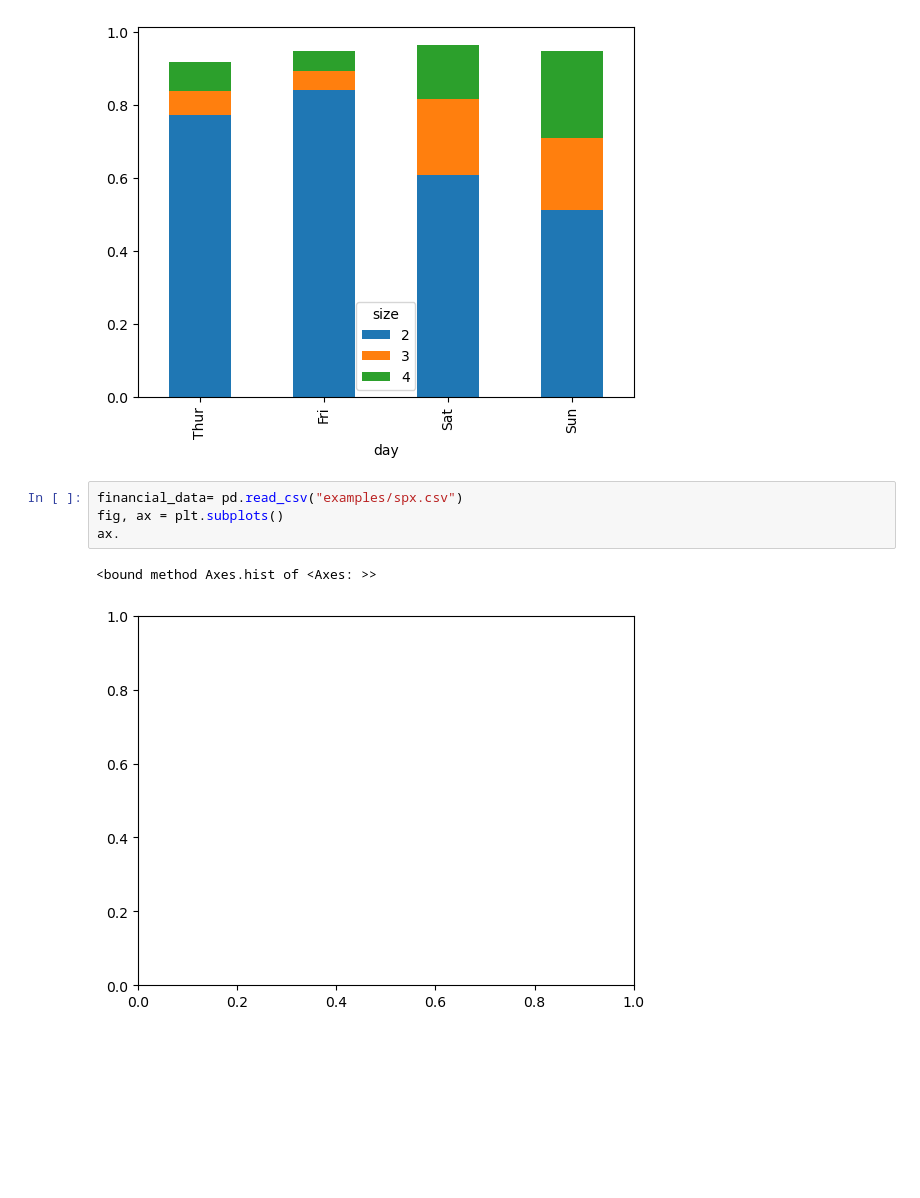
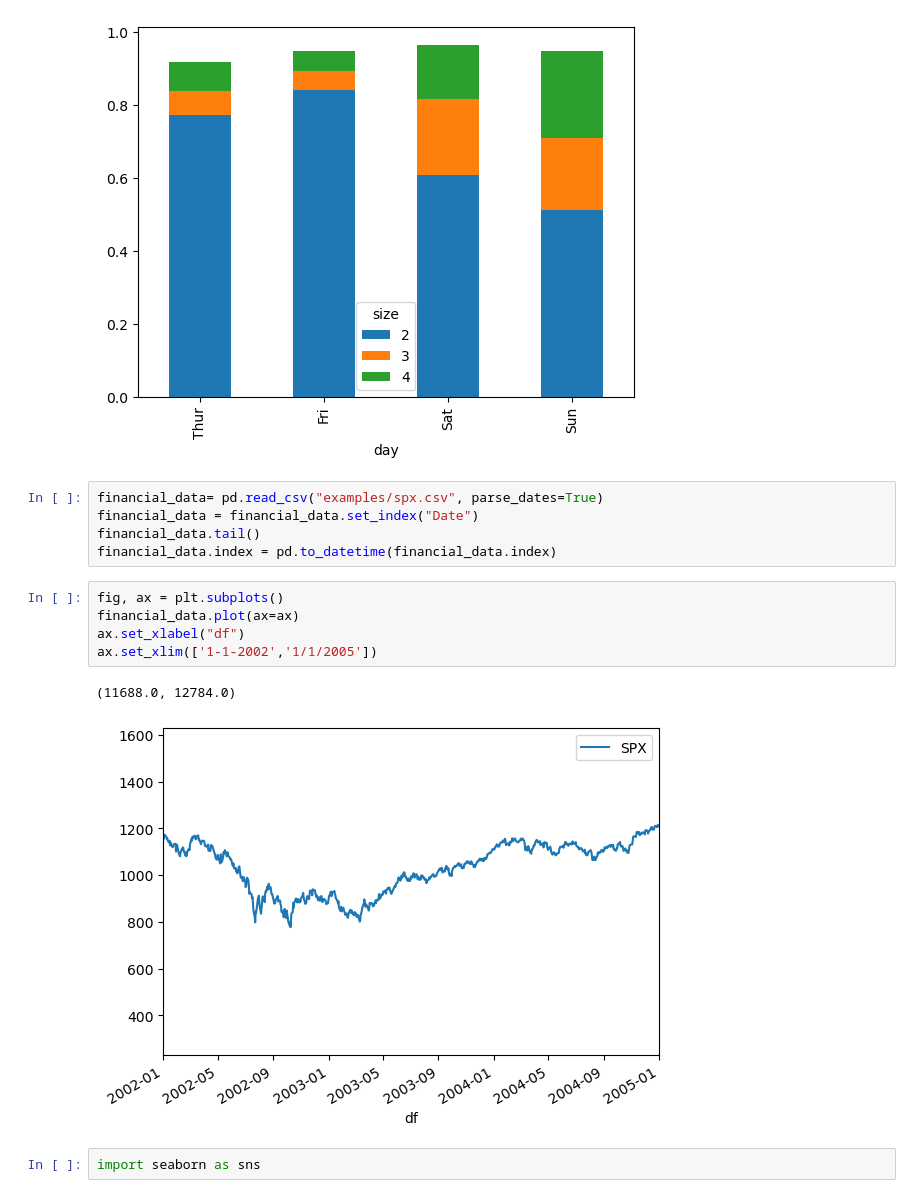
Before and after one commit to umais2005/Learning-Data_Analysis, a Jupyter notebook: Learning Data Analysis.ipynb, the cells around one changed output. Saved outputs shown, nothing was run; the diff lists cells and outputs as text; blank space fills up the shorter version.

```diff
--- a/Learning Data Analysis.ipynb
+++ b/Learning Data Analysis.ipynb
@@ -566,9 +426,17 @@ days_size.plot.bar(stacked=True)
 <Axes: xlabel='day'>
 [figure]
 # %%
-financial_data= pd.read_csv("examples/spx.csv")
-fig, ax = plt.subplots()
-ax.
+financial_data= pd.read_csv("examples/spx.csv", parse_dates=True)
+financial_data = financial_data.set_index("Date")
+financial_data.tail()
+financial_data.index = pd.to_datetime(financial_data.index)
-# %% [output]
-<bound method Axes.hist of <Axes: >>
-[figure, removed]
+# %%
+fig, ax = plt.subplots()
+financial_data.plot(ax=ax)
+ax.set_xlabel("df")
+ax.set_xlim(['1-1-2002','1/1/2005'])
+# %% [output]
+(11688.0, 12784.0)
+[figure, added]
+# %%
+import seaborn as sns
```
Also changed, not shown: parts of 36 cells of this notebook.
